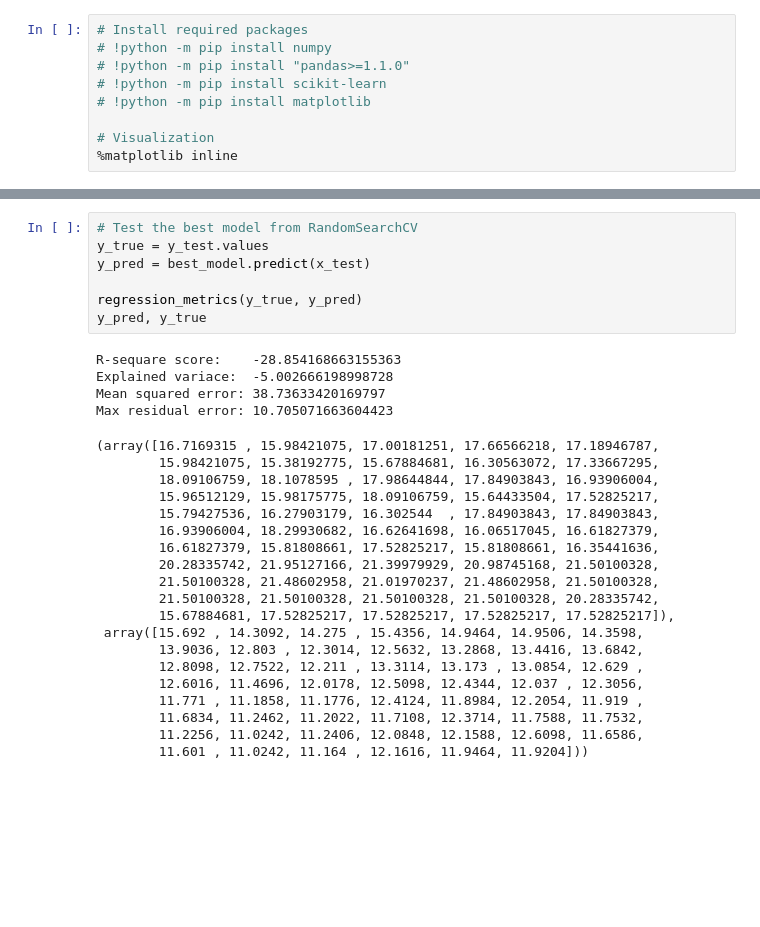
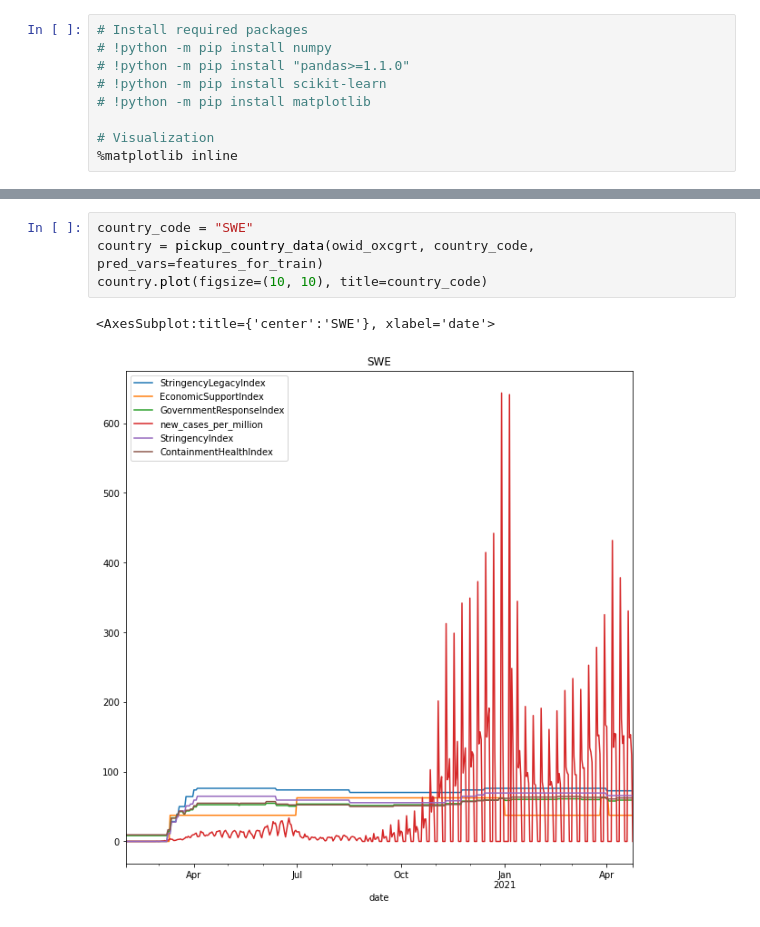
Before and after one commit to shuang1330/aiHackCovid, a Jupyter notebook: notebooks/model_training.ipynb, the cells around one changed output, grey strips where cells are left out. Cells and saved outputs as stored; diff of their text form; blank space fills up the shorter version.

```diff
--- a/notebooks/model_training.ipynb
+++ b/notebooks/model_training.ipynb
@@ -278,31 +295,7 @@ Best model: GradientBoostingRegressor(max_depth=5, max_features='auto', n_estima
-# %%
-# Test the best model from RandomSearchCV
-y_true = y_test.values
-y_pred = best_model.predict(x_test)
-
-regression_metrics(y_true, y_pred)
-y_pred, y_true
-# %% [output]
-R-sequare score:    -28.854168663155363
-Explained variace:  -5.002666198998728
-Mean squared error: 38.73633420169797
-Max residual error: 10.705071663604423
-(array([16.7169315 , 15.98421075, 17.00181251, 17.66566218, 17.18946787,
-        15.98421075, 15.38192775, 15.67884681, 16.30563072, 17.33667295,
-        18.09106759, 18.1078595 , 17.98644844, 17.84903843, 16.93906004,
-        15.96512129, 15.98175775, 18.09106759, 15.64433504, 17.52825217,
-        15.79427536, 16.27903179, 16.302544  , 17.84903843, 17.84903843,
-        16.93906004, 18.29930682, 16.62641698, 16.06517045, 16.61827379,
-        16.61827379, 15.81808661, 17.52825217, 15.81808661, 16.35441636,
-        20.28335742, 21.95127166, 21.39979929, 20.98745168, 21.50100328,
-        21.50100328, 21.48602958, 21.01970237, 21.48602958, 21.50100328,
-        21.50100328, 21.50100328, 21.50100328, 21.50100328, 20.28335742,
-        15.67884681, 17.52825217, 17.52825217, 17.52825217, 17.52825217]),
- array([15.692 , 14.3092, 14.275 , 15.4356, 14.9464, 14.9506, 14.3598,
-        13.9036, 12.803 , 12.3014, 12.5632, 13.2868, 13.4416, 13.6842,
-        12.8098, 12.7522, 12.211 , 13.3114, 13.173 , 13.0854, 12.629 ,
-        12.6016, 11.4696, 12.0178, 12.5098, 12.4344, 12.037 , 12.3056,
-        11.771 , 11.1858, 11.1776, 12.4124, 11.8984, 12.2054, 11.919 ,
-        11.6834, 11.2462, 11.2022, 11.7108, 12.3714, 11.7588, 11.7532,
-        11.2256, 11.0242, 11.2406, 12.0848, 12.1588, 12.6098, 11.6586,
-        11.601 , 11.0242, 11.164 , 12.1616, 11.9464, 11.9204]))
+# %%
+country_code = "SWE"
+country = pickup_country_data(owid_oxcgrt, country_code, pred_vars=features_for_train)
+country.plot(figsize=(10, 10), title=country_code)
+# %% [output]
+<AxesSubplot:title={'center':'SWE'}, xlabel='date'>
+[figure, added]
```
Also changed, not shown: parts of 15 cells of this notebook, 1 other file.
